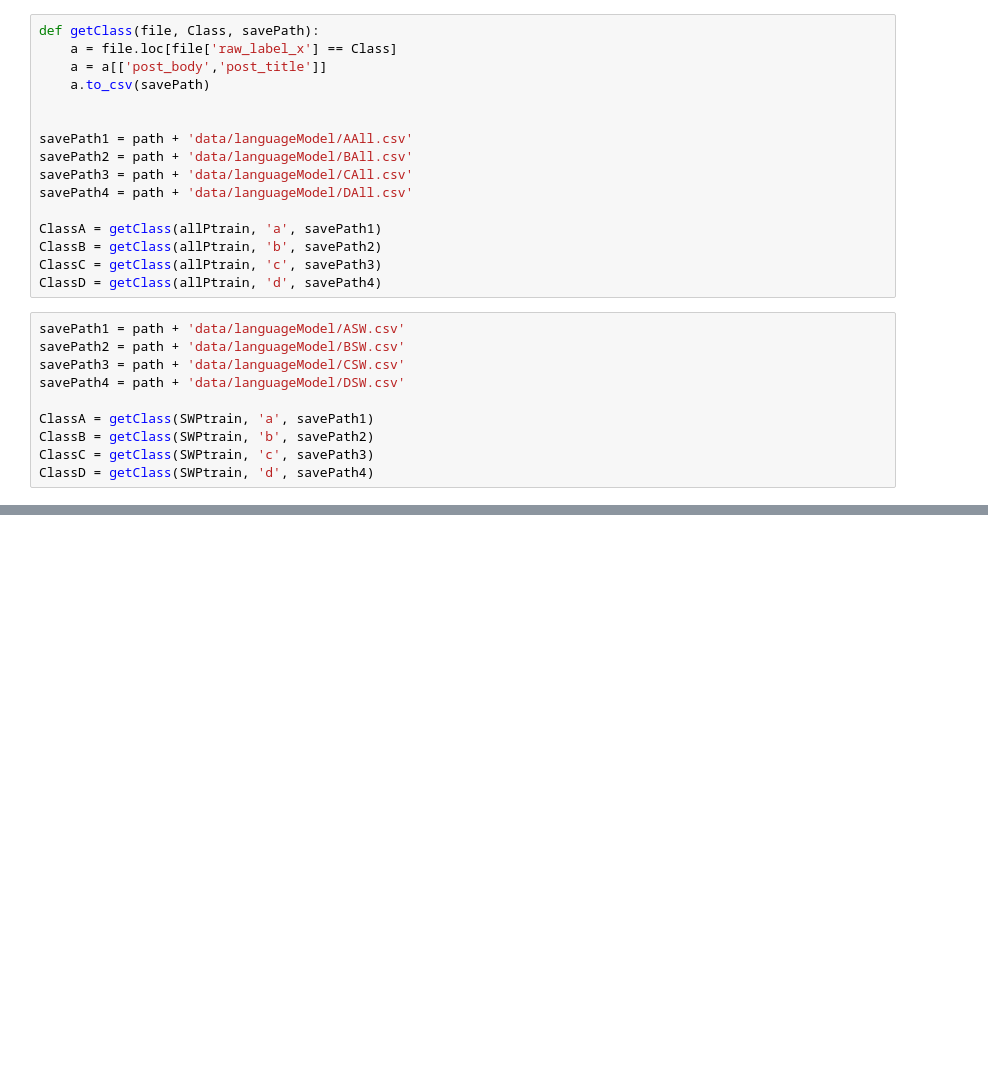
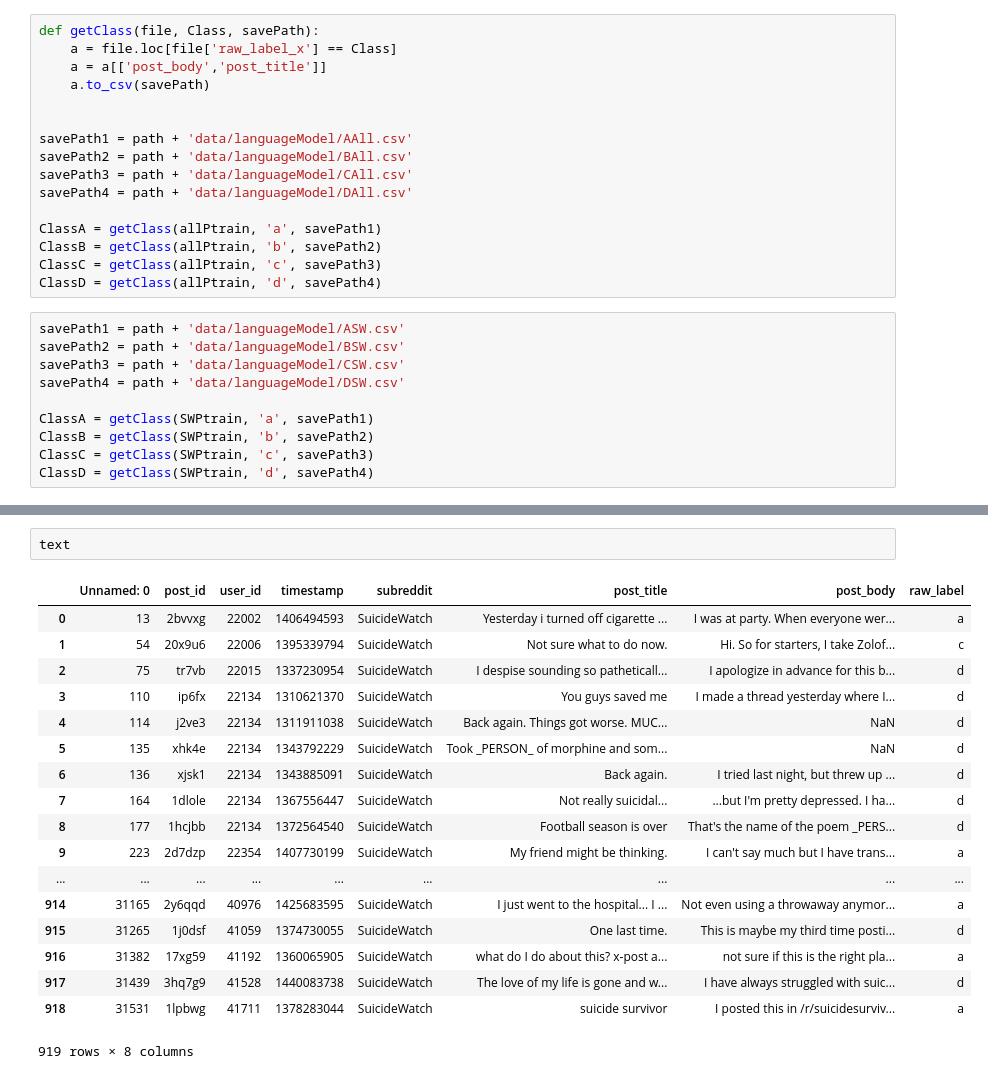
Before and after one commit to luciasalar/suicideDetection, a Jupyter notebook: features/Models.ipynb, the cells around one changed output, grey strips where cells are left out. Drawn from its saved outputs; the diff is of its cells as text; blank space fills up the shorter version.

```diff
--- a/features/Models.ipynb
+++ b/features/Models.ipynb
@@ -210,0 +281,21 @@ ClassD = getClass(SWPtrain, 'd', savePath4)
+# %%
+text
+# %% [output]
+|  | Unnamed: 0 | post_id | user_id | timestamp | subreddit | post_title | post_body | raw_label |
+| 0 | 13 | 2bvvxg | 22002 | 1406494593 | SuicideWatch | Yesterday i turned off cigarette ... | I was at party. When everyone wer... | a |
+| 1 | 54 | 20x9u6 | 22006 | 1395339794 | SuicideWatch | Not sure what to do now. | Hi. So for starters, I take Zolof... | c |
+| 2 | 75 | tr7vb | 22015 | 1337230954 | SuicideWatch | I despise sounding so patheticall... | I apologize in advance for this b... | d |
+| 3 | 110 | ip6fx | 22134 | 1310621370 | SuicideWatch | You guys saved me | I made a thread yesterday where I... | d |
+| 4 | 114 | j2ve3 | 22134 | 1311911038 | SuicideWatch | Back again. Things got worse. MUC... | NaN | d |
+| 5 | 135 | xhk4e | 22134 | 1343792229 | SuicideWatch | Took _PERSON_ of morphine and som... | NaN | d |
+| 6 | 136 | xjsk1 | 22134 | 1343885091 | SuicideWatch | Back again. | I tried last night, but threw up ... | d |
+| 7 | 164 | 1dlole | 22134 | 1367556447 | SuicideWatch | Not really suicidal... | ...but I'm pretty depressed. I ha... | d |
+| 8 | 177 | 1hcjbb | 22134 | 1372564540 | SuicideWatch | Football season is over | That's the name of the poem _PERS... | d |
+| 9 | 223 | 2d7dzp | 22354 | 1407730199 | SuicideWatch | My friend might be thinking. | I can't say much but I have trans... | a |
+| ... | ... | ... | ... | ... | ... | ... | ... | ... |
+| 914 | 31165 | 2y6qqd | 40976 | 1425683595 | SuicideWatch | I just went to the hospital... I ... | Not even using a throwaway anymor... | a |
+| 915 | 31265 | 1j0dsf | 41059 | 1374730055 | SuicideWatch | One last time. | This is maybe my third time posti... | d |
+| 916 | 31382 | 17xg59 | 41192 | 1360065905 | SuicideWatch | what do I do about this? x-post a... | not sure if this is the right pla... | a |
+| 917 | 31439 | 3hq7g9 | 41528 | 1440083738 | SuicideWatch | The love of my life is gone and w... | I have always struggled with suic... | d |
+| 918 | 31531 | 1lpbwg | 41711 | 1378283044 | SuicideWatch | suicide survivor | I posted this in /r/suicidesurviv... | a |
+919 rows × 8 columns
```
Also changed, not shown: parts of 5 cells of this notebook, 10 other files.
